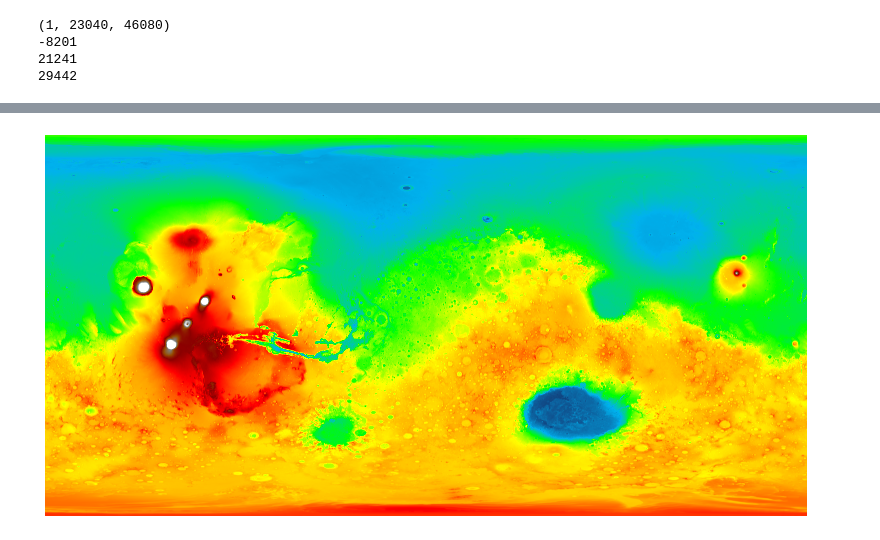
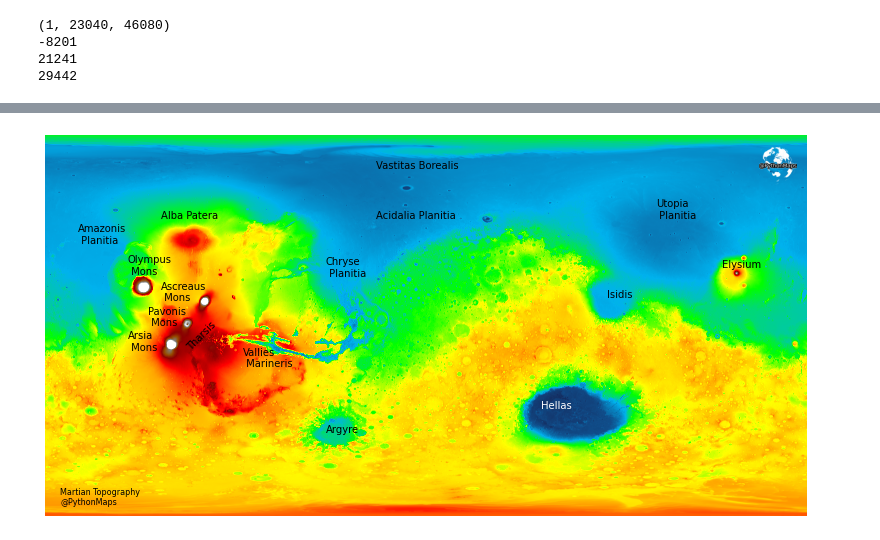
Before and after one commit to symmy596/towards-data-science-articles, a Jupyter notebook: Mars/Mars_article.ipynb, the cells around one changed output, grey strips where cells are left out. Saved outputs shown, nothing was run; the diff lists cells and outputs as text; code cells hidden in the pictures.

```diff
--- a/Mars/Mars_article.ipynb
+++ b/Mars/Mars_article.ipynb
@@ -28,8 +67,8 @@ custom_cmap = LinearSegmentedColormap.from_list('mars', ['#162252',
                                                          '#8b0000',
                                                          '#964B00',
                                                          '#808080',
-                                                         '#FFFFFF'], N=2350)
+                                                         '#FFFFFF'], N=2221)
 
-bounds = np.arange(-9500, 14000, 10)
+bounds = np.arange(-8210, 14000, 10)
 norm = BoundaryNorm(bounds, custom_cmap.N)
 # %%
@@ -56,11 +120,39 @@ plt.show()
+# %%
+def label_features(ax):
+
+    ax.text(5000, 8400, "Olympus\n Mons")
+    ax.text(7000, 10000, "Ascreaus\n Mons")
+    ax.text(6200, 11500, "Pavonis\n Mons")
+    ax.text(5000, 13000, "Arsia\n Mons")
+    ax.text(8500, 13000, "Tharsis", rotation=45)
+    ax.text(12000, 14000, "Vallies\n Marineris")
+    ax.text(17000, 18000, "Argyre")
+    ax.text(20000, 2000, "Vastitas Borealis")
+    ax.text(17000, 8500, "Chryse\n Planitia")
+    ax.text(20000, 5000, "Acidalia Planitia")
+    ax.text(30000, 16500, "Hellas", color='white')
+    ax.text(37000, 5000, "Utopia\n Planitia")
+    ax.text(41000, 8000, "Elysium")
+    ax.text(34000, 9800, "Isidis")
+    ax.text(7000, 5000, "Alba Patera")
+    ax.text(2000, 6500, "Amazonis\n Planitia")
+    return ax
 # %%
 fig, ax = plt.subplots()
 fig.set_size_inches(14, 7)
 
 imgs = plt.imshow(mars[0], cmap=custom_cmap, norm=norm)
+ax = label_features(ax)
+newax = fig.add_axes([0.8, 0.78, 0.08, 0.08], anchor='NE')
+newax.imshow(logo)
+newax.axis('off')
+txt = ax.text(0.02, 0.03, "Martian Topography \n@PythonMaps",
+              size=8,
+              color='black',
+              transform = ax.transAxes)
 ax.axis('off')
-plt.savefig("Outputs/raw2.png", dpi=600)
+plt.savefig("Outputs/raw4.png", dpi=400, bbox_inches='tight')
 
 plt.show()
 # %% [output]
-[figure, old version]
+[figure, new version]
```
Also changed, not shown: parts of 18 cells of this notebook, 37 other files.
